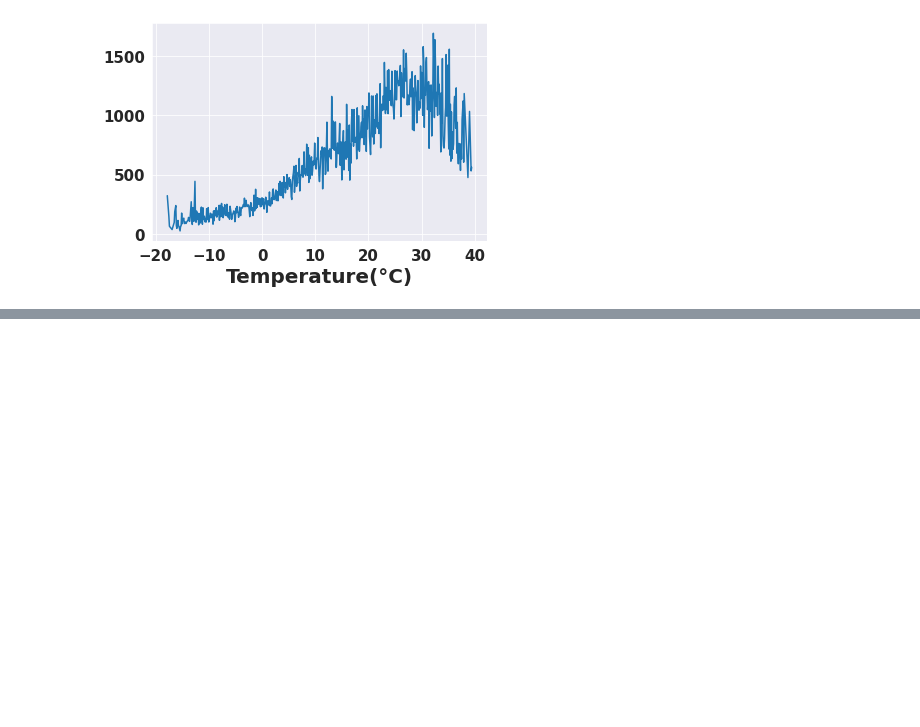
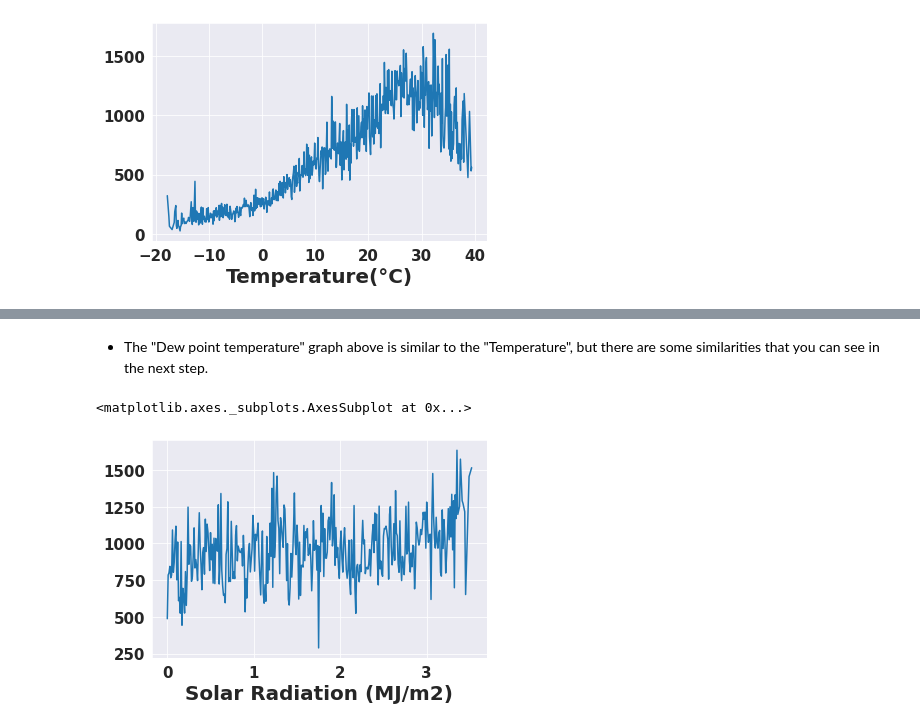
Before and after one commit to yashwany/Bike-Sharing-Demand-Prediction, a Jupyter notebook: Capstone_project_Bike_Sharing_Demand_Prediction.ipynb, the cells around one changed output, grey strips where cells are left out. Cells and saved outputs as stored; diff of their text form; code cells hidden in the pictures; blank space fills up the shorter version.

```diff
--- a/Capstone_project_Bike_Sharing_Demand_Prediction.ipynb
+++ b/Capstone_project_Bike_Sharing_Demand_Prediction.ipynb
@@ -589,0 +598,8 @@ df.groupby('Temperature(°C)').mean()['Rented Bike Count'].plot()
+# %% [markdown]
+* The "Dew point temperature" graph above is similar to the "Temperature", but there are some similarities that you can see in the  next step.
+# %%
+#print the plot to analyze the relationship between "Rented_Bike_Count" and "Solar_Radiation"
+df.groupby('Solar Radiation (MJ/m2)').mean()['Rented Bike Count'].plot()
+# %% [output]
+<matplotlib.axes._subplots.AxesSubplot at 0x...>
+[figure, added]
```
Also changed, not shown: parts of 34 cells of this notebook.
